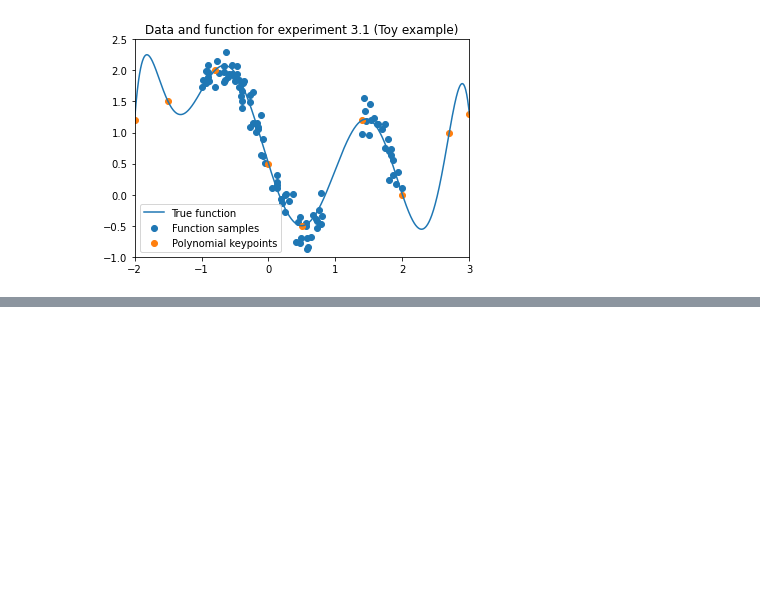
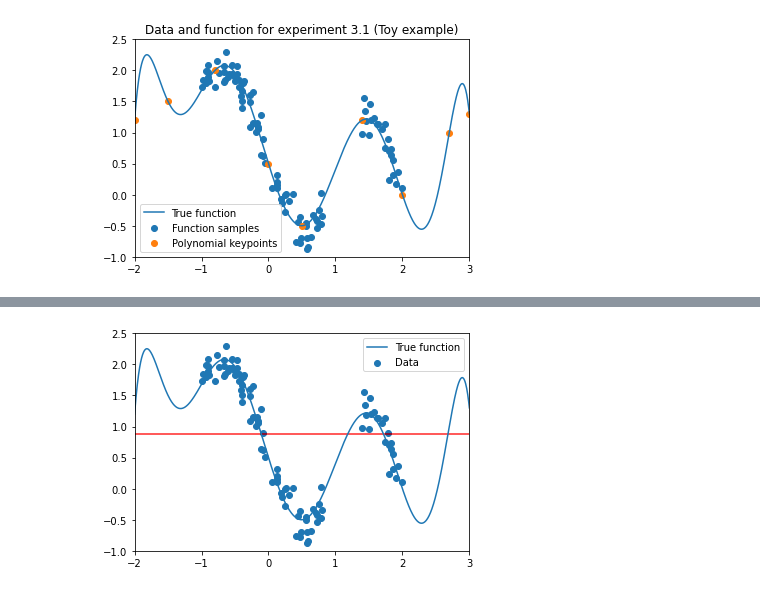
Before and after one commit to ltdung/WHVI, a Jupyter notebook: experiments/3.1 Toy example.ipynb, the cells around one changed output, grey strips where cells are left out. Cells and saved outputs as stored; diff of their text form; code cells hidden in the pictures; blank space fills up the shorter version.

```diff
--- a/experiments/3.1 Toy example.ipynb
+++ b/experiments/3.1 Toy example.ipynb
@@ -25,11 +25,7 @@ ys_poly = [1.2, 1.5, 2.0, 0.5, -0.5, 1.2, 0.0, 1.0, 1.3]
 vmat = np.vander(xs_poly, len(xs_poly))
 coef = np.linalg.solve(vmat, ys_poly)
 
-
-def f(x):
-    return torch.from_numpy(np.polyval(coef, x))
-
-
+def f(x): return torch.from_numpy(np.polyval(coef, x))
 y = f(x) + torch.distributions.Normal(0, np.sqrt(np.exp(-3))).sample((len(x),))
 # %%
 plt.figure()
@@ -50,12 +46,16 @@ train_y = torch.reshape(y, (-1, 1))
 net = WHVINetwork([
     nn.Linear(1, 128),
     Cosine(),
-    WHVILinear(128),
+    WHVILinear(128, lambda_=0.01),
     Cosine(),
-    WHVILinear(128),
+    WHVILinear(128, lambda_=0.01),
     Cosine(),
     nn.Linear(128, 1)],
     loss_function=F.mse_loss
 )
 net.train()
-optimizer = optim.Adam(net.parameters(), lr=0.15)
+
+gamma=0.0005
+p = 0.3
+optimizer = optim.Adam(net.parameters(), lr=0.001)
+lr_scheduler = optim.lr_scheduler.LambdaLR(optimizer, lambda t: (1 + gamma * t)**(-p))
@@ -92,12 +89,14 @@ KeyboardInterrupt:
 # %%
 plt.figure()
 plt.ylim(-1, 2.5)
 plt.xlim(-2, 3)
 test_x = torch.reshape(torch.linspace(-2, 3, 1000), (-1, 1))
 for _ in range(100):
     out_y = net(test_x)
-    plt.plot(test_x.numpy().ravel(), out_y.detach().numpy().ravel(), c='b', alpha=0.05)
+    plt.plot(test_x.numpy().ravel(), out_y.detach().numpy().ravel(), c='r', alpha=0.01)
 plt.plot(xs_ls, f(xs_ls), label='True function')
-plt.scatter(x, y, label='Function samples')
+plt.scatter(x, y, label='Data')
 plt.legend()
 plt.show()
+# %% [output]
+[figure, added]
```
Also changed, not shown: parts of 2 cells of this notebook, 1 other file.
